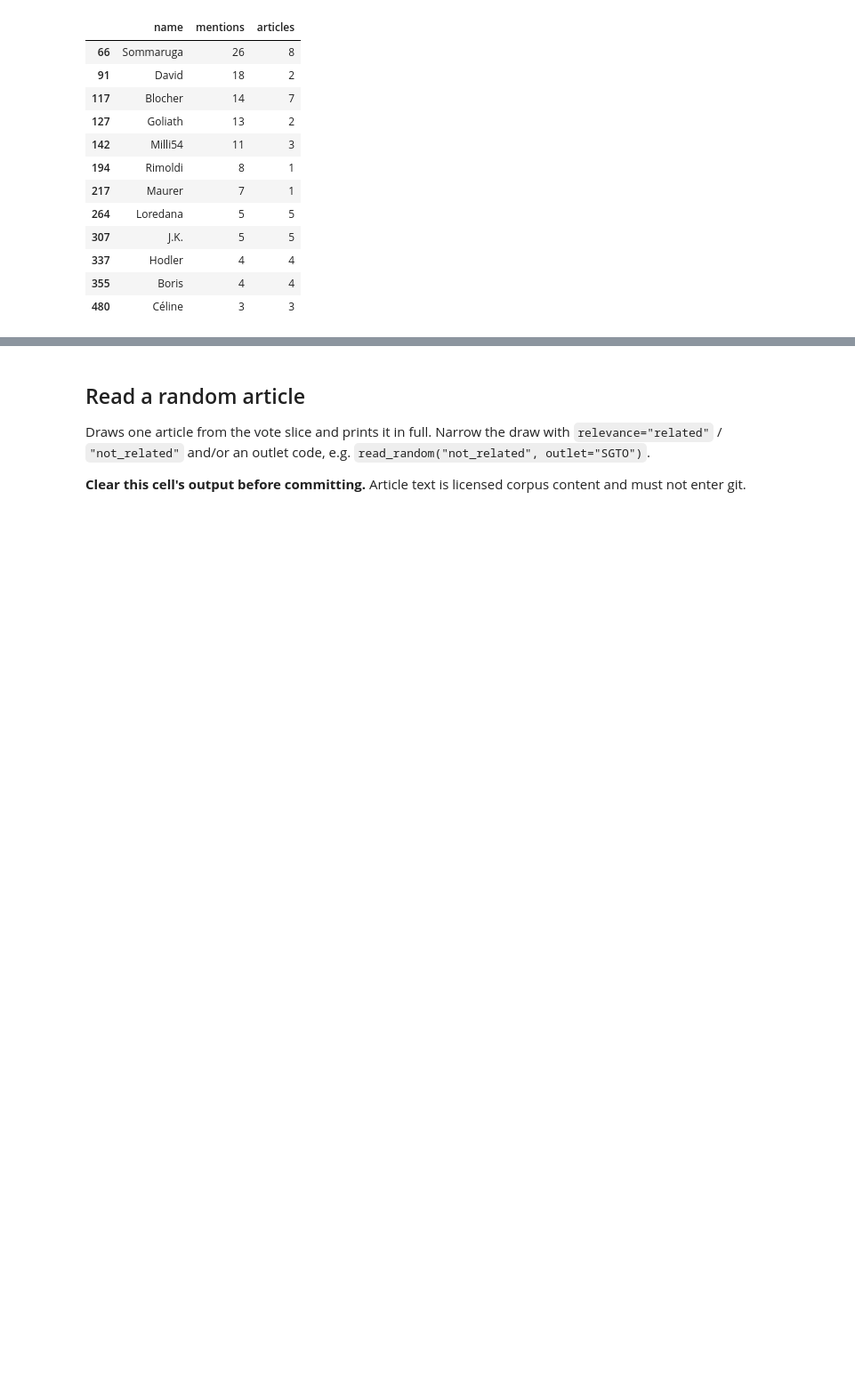
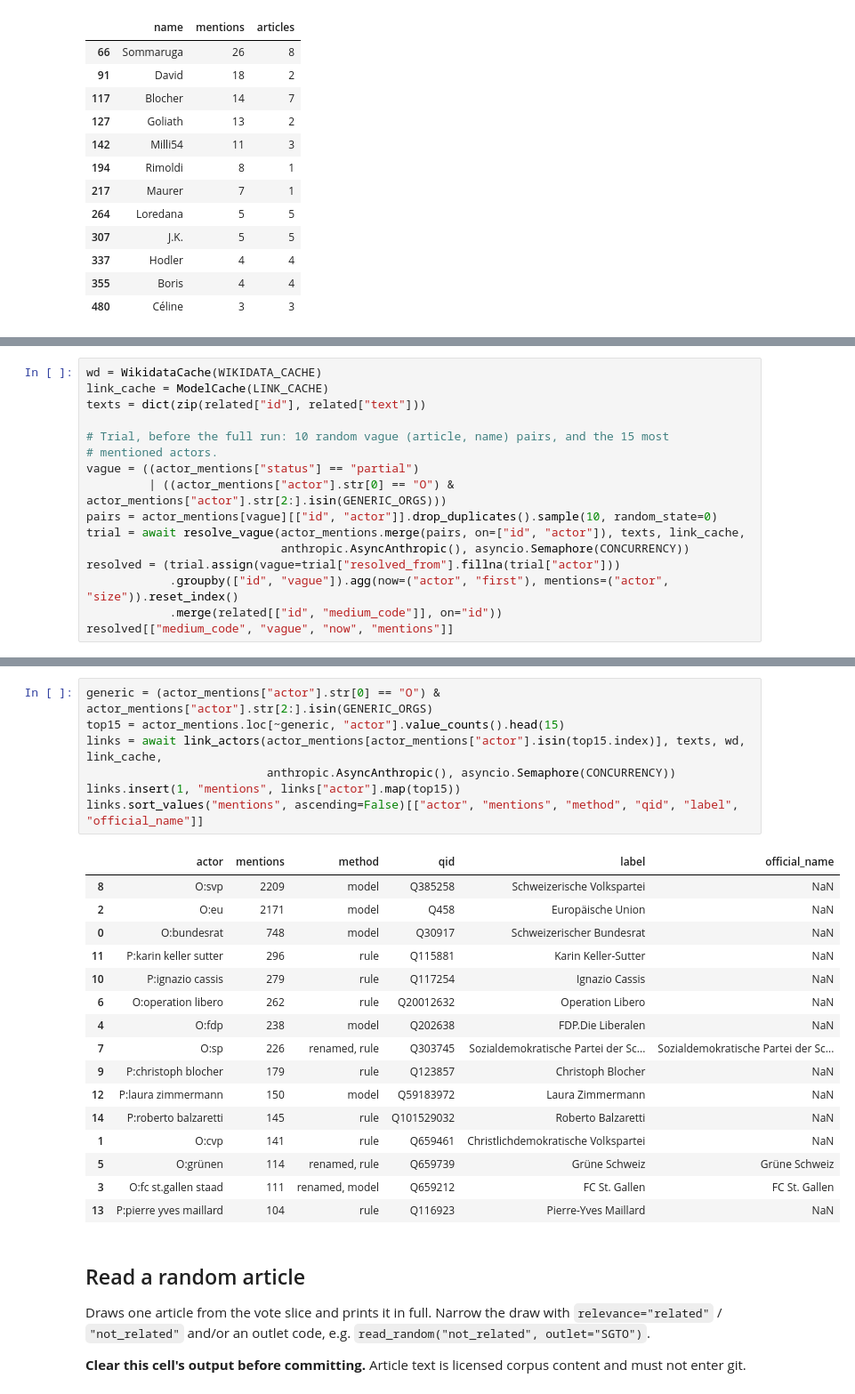
Before and after one commit to RasanYo/political-graph-rag, a Jupyter notebook: notebooks/02_explore_ner_de.ipynb, the cells around one changed output, grey strips where cells are left out. Shown at 89% size. Drawn from its saved outputs; the diff is of its cells as text; blank space fills up the shorter version.

```diff
--- a/notebooks/02_explore_ner_de.ipynb
+++ b/notebooks/02_explore_ner_de.ipynb
@@ -1218,0 +1626,16 @@ actors[actors["status"] == "partial"].head(12)[["name", "mentions", "articles"]]
+# %%
+wd = WikidataCache(WIKIDATA_CACHE)
+link_cache = ModelCache(LINK_CACHE)
+texts = dict(zip(related["id"], related["text"]))
+
+# Trial, before the full run: 10 random vague (article, name) pairs, and the 15 most
+# mentioned actors.
+vague = ((actor_mentions["status"] == "partial")
+         | ((actor_mentions["actor"].str[0] == "O") & actor_mentions["actor"].str[2:].isin(GENERIC_ORGS)))
+pairs = actor_mentions[vague][["id", "actor"]].drop_duplicates().sample(10, random_state=0)
+trial = await resolve_vague(actor_mentions.merge(pairs, on=["id", "actor"]), texts, link_cache,
+                            anthropic.AsyncAnthropic(), asyncio.Semaphore(CONCURRENCY))
+resolved = (trial.assign(vague=trial["resolved_from"].fillna(trial["actor"]))
+            .groupby(["id", "vague"]).agg(now=("actor", "first"), mentions=("actor", "size")).reset_index()
+            .merge(related[["id", "medium_code"]], on="id"))
+resolved[["medium_code", "vague", "now", "mentions"]]
@@ -1219,3 +1654,27 @@ actors[actors["status"] == "partial"].head(12)[["name", "mentions", "articles"]]
+# %%
+generic = (actor_mentions["actor"].str[0] == "O") & actor_mentions["actor"].str[2:].isin(GENERIC_ORGS)
+top15 = actor_mentions.loc[~generic, "actor"].value_counts().head(15)
+links = await link_actors(actor_mentions[actor_mentions["actor"].isin(top15.index)], texts, wd, link_cache,
+                          anthropic.AsyncAnthropic(), asyncio.Semaphore(CONCURRENCY))
+links.insert(1, "mentions", links["actor"].map(top15))
+links.sort_values("mentions", ascending=False)[["actor", "mentions", "method", "qid", "label", "official_name"]]
+# %% [output]
+|  | actor | mentions | method | qid | label | official_name |
+| 8 | O:svp | 2209 | model | Q385258 | Schweizerische Volkspartei | NaN |
+| 2 | O:eu | 2171 | model | Q458 | Europäische Union | NaN |
+| 0 | O:bundesrat | 748 | model | Q30917 | Schweizerischer Bundesrat | NaN |
+| 11 | P:karin keller sutter | 296 | rule | Q115881 | Karin Keller-Sutter | NaN |
+| 10 | P:ignazio cassis | 279 | rule | Q117254 | Ignazio Cassis | NaN |
+| 6 | O:operation libero | 262 | rule | Q20012632 | Operation Libero | NaN |
+| 4 | O:fdp | 238 | model | Q202638 | FDP.Die Liberalen | NaN |
+| 7 | O:sp | 226 | renamed, rule | Q303745 | Sozialdemokratische Partei der Sc... | Sozialdemokratische Partei der Sc... |
+| 9 | P:christoph blocher | 179 | rule | Q123857 | Christoph Blocher | NaN |
+| 12 | P:laura zimmermann | 150 | model | Q59183972 | Laura Zimmermann | NaN |
+| 14 | P:roberto balzaretti | 145 | rule | Q101529032 | Roberto Balzaretti | NaN |
+| 1 | O:cvp | 141 | rule | Q659461 | Christlichdemokratische Volkspartei | NaN |
+| 5 | O:grünen | 114 | renamed, rule | Q659739 | Grüne Schweiz | Grüne Schweiz |
+| 3 | O:fc st.gallen staad | 111 | renamed, model | Q659212 | FC St. Gallen | FC St. Gallen |
+| 13 | P:pierre yves maillard | 104 | rule | Q116923 | Pierre-Yves Maillard | NaN |
 # %% [markdown]
 ## Read a random article
 
```
Also changed, not shown: parts of 5 cells of this notebook.
